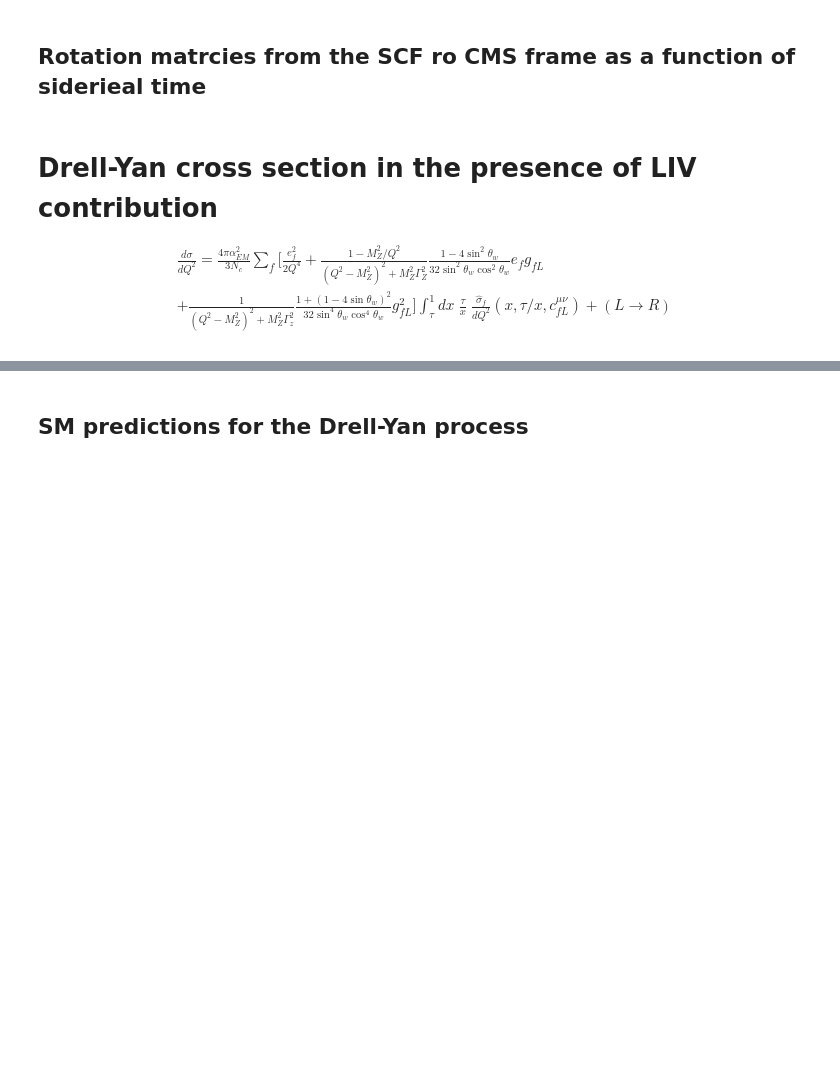
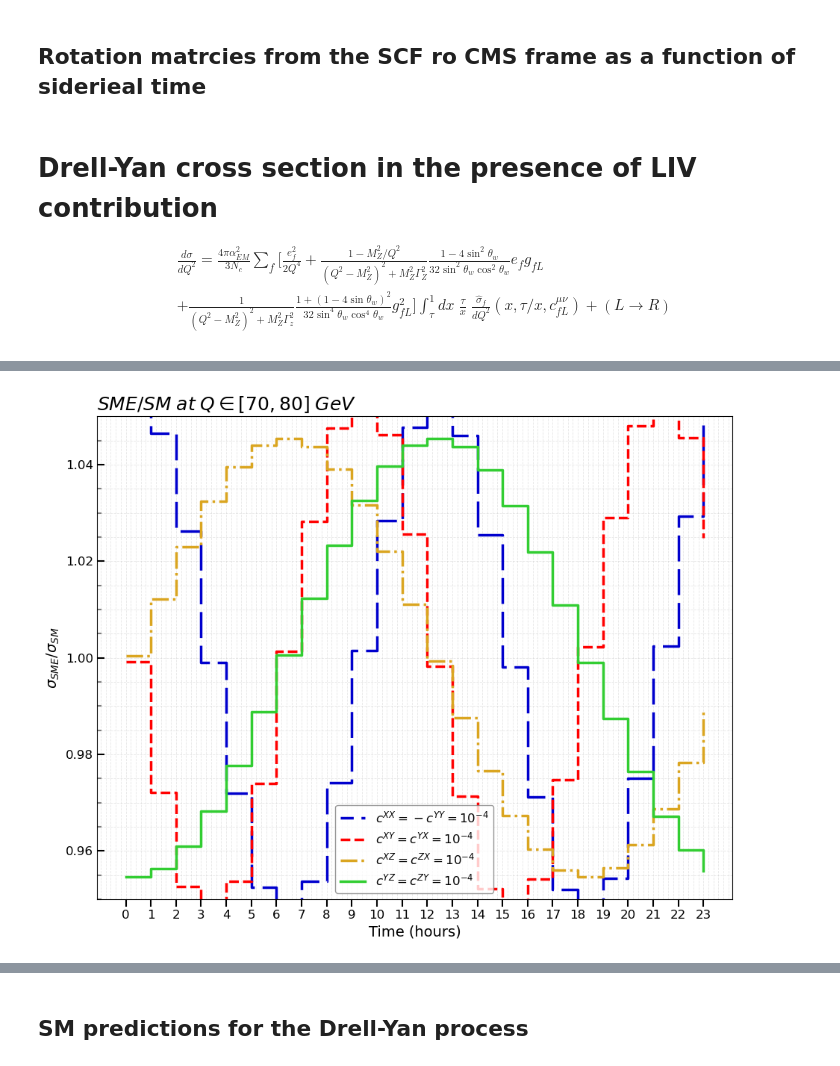
Before and after one commit to benkjor/LIV, a Jupyter notebook: cross_section.ipynb, the cells around one changed output, grey strips where cells are left out. Cells and saved outputs as stored; diff of their text form; code cells hidden in the pictures; blank space fills up the shorter version.

Commit message:
wilson coeff backsolver

```diff
--- a/cross_section.ipynb
+++ b/cross_section.ipynb
@@ -161,7 +215,9 @@ def compute_result(args, sigma_sm_value):
     Q_min = 70
     Q_max = 80
 
-    # Compute the SME contributions
+    coeff_list = [CL1, CL2, CL3, CL4]
+    coupling_dict = {}
+
     result_sme1 = sme(Q_min, Q_max, CL1, CR, pm, pn, quark_couplings, sigma_sm_value)
     result_sme2 = sme(Q_min, Q_max, CL2, CR, pm, pn, quark_couplings, sigma_sm_value)
     result_sme3 = sme(Q_min, Q_max, CL3, CR, pm, pn, quark_couplings, sigma_sm_value)
@@ -207,0 +267,16 @@ hours_start = convto_hours(times)
+# %%
+### i changed this
+
+dratios = [np.array([result[f'result_sme{i+1}'] / sigma_sm_value for result in results]) for i in range(4)]
+
+hours_array = np.array(hours_start)
+if cl_1_coeff == cl_2_coeff == cl_3_coeff == cl_4_coeff == 1:
+    dratios_REAL = [np.array([result[f'result_sme{i+1}'] / sigma_sm_value for result in results]) for i in range(4)]
+    print("everything is one")
+    for k in range(len(dratios)):
+        dratios_lim=[float(i) for i in dratios_REAL[k]]
+        hours_array = np.array(hours_start)
+        out_array = np.column_stack((hours_array, dratios_lim))
+        np.save(f"coupling_models/coupling_before_{k+1}", out_array)
+
+# DRATIOS_CLEAN =
@@ -208,44 +346,56 @@ hours_start = convto_hours(times)
 # %%
 import matplotlib.colors as mcolors
-dratios = [np.array([result[f'result_sme{i+1}'] / sigma_sm_value for result in results]) for i in range(4)]
-hours_array = np.array(hours_start)
+import matplotlib.pyplot as plt
+
 plt.figure(figsize=(10, 8))
 colors = ['mediumblue', 'red', 'goldenrod','limegreen' ]
 # Increase line width and adjust line styles for differentiation
 line_styles = [(5, (10, 3)), '--', '-.', '-']
-labels=['$c^{11}=-c^{22}=10^{-4}$','$c^{12}=c^{21}=10^{-4}$','$c^{13}=c^{31}=10^{-4}$','$c^{23}=c^{32}=10^{-4}$']
+
+c1_label = "{:e}".format(1e-4*cl_1_coeff, 3)
+c2_label = "{:e}".format(1e-4*cl_2_coeff, 3)
+c3_label = "{:e}".format(1e-4*cl_3_coeff, 3)
+c4_label = "{:e}".format(1e-4*cl_4_coeff, 3)
+
+labels=['$c^{XX}=-c^{YY}=10^{-4}$','$c^{XY}=c^{YX}=10^{-4}$', '$c^{XZ}=c^{ZX}=10^{-4}$','$c^{YZ}=c^{ZY}=10^{-4}$']
+
+# labels=['$c^{11}=-c^{22}=$' + f'{c1_label}','$c^{12}=c^{21}=$'+ f'{c2_label}', '$c^{13}=c^{31}=$'+f'{c3_label}','$c^{23}=c^{32}=$' +f'{c4_label}']
 
 for i in range(4):
     plt.step(hours_array, dratios[i], where='post', color=colors[i], label=labels[i], linewidth=2.5, linestyle=line_styles[i])
 
 # Customizing the legend: move it inside the plot area, adjust font size, and add a background
 plt.legend(loc='best', fontsize=12, frameon=True, fancybox=True, framealpha=0.8, edgecolor='gray')
 
 # Adding labels and title with increased font size for clarity
 plt.xlabel('Time (hours)', fontsize=14)
 plt.ylabel(r'$\sigma_{SME}/\sigma_{SM}$', fontsize=14)
 plt.title(r'$SME/SM \; at \; Q \in [70,80] \; GeV$', fontsize=18, loc='left')
 
 # Add grid lines for better readability
 plt.grid(True, which='both', linestyle='--', linewidth=0.6, alpha=0.3)
 
 # Adjust tick parameters for better readability
 plt.minorticks_on()
 plt.tick_params(axis='x', which='minor', bottom=False)
 plt.tick_params(which='both', width=1.5)
 plt.tick_params(which='major', length=7, labelsize=12)
 plt.tick_params(which='minor', length=4, color='gray')
 plt.tick_params(axis='y', direction='in', which='both', labelsize=12)
+# plt.ylim([0.992, 1.008])
+plt.ylim([0.95, 1.05])
 
 # Customize x-ticks
 plt.xticks(ticks=range(0, 24, 1), labels=[str(hour) for hour in range(0, 24, 1)])
 
 # Adjust layout to prevent clipping of labels and title
 plt.tight_layout(rect=[0, 0, 0.95, 0.95])
 
 # Save and show the plot
-plt.savefig("liv.png", bbox_inches='tight', pad_inches=0.1, dpi=300)
+plt.savefig("/home/submit/jbenke/public_html/liv_coeff.png", bbox_inches='tight', pad_inches=0.1, dpi=300)
 plt.show()
+# %% [output]
+[figure, added]
 # %%
 # Create subplots
 fig, axs = plt.subplots(2, 2, figsize=(12, 12))
```
Also changed, not shown: parts of 17 cells of this notebook, 6 other files.
